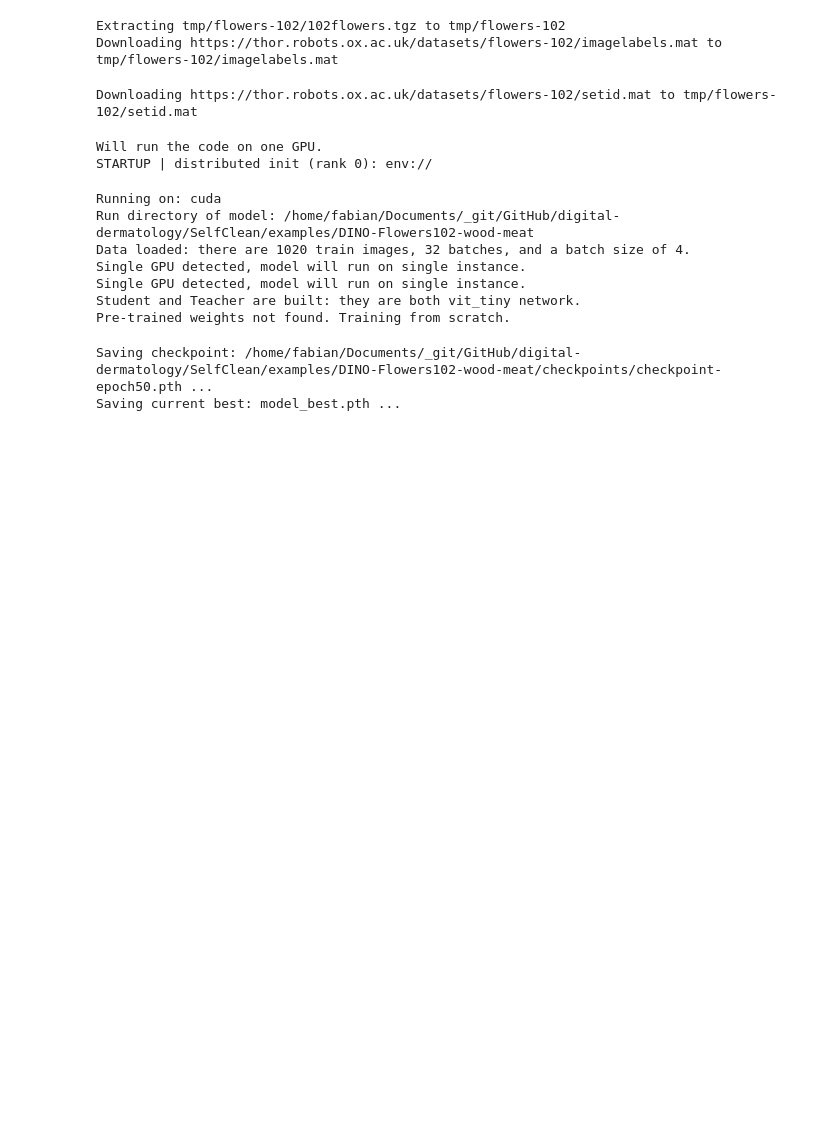
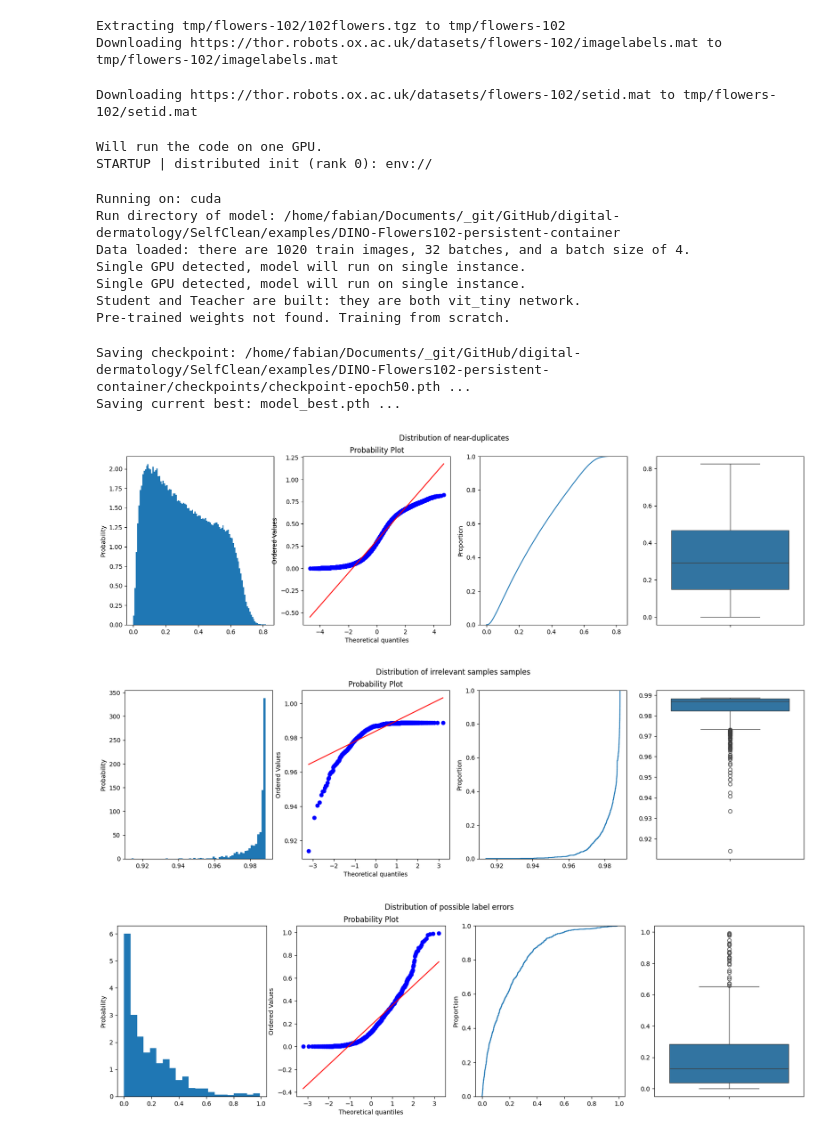
Before and after one commit to Digital-Dermatology/SelfClean, a Jupyter notebook: examples/Investigate_Flowers102.ipynb, the cells around one changed output. Cells and saved outputs as stored; diff of their text form; code cells hidden in the pictures; blank space fills up the shorter version.

Commit message:
worked on example

```diff
--- a/examples/Investigate_Flowers102.ipynb
+++ b/examples/Investigate_Flowers102.ipynb
@@ -22,21 +22,28 @@ Extracting tmp/flowers-102/102flowers.tgz to tmp/flowers-102
 Downloading https://thor.robots.ox.ac.uk/datasets/flowers-102/imagelabels.mat to tmp/flowers-102/imagelabels.mat
 Downloading https://thor.robots.ox.ac.uk/datasets/flowers-102/setid.mat to tmp/flowers-102/setid.mat
 # %%
-selfclean = SelfClean()
+selfclean = SelfClean(
+    auto_cleaning=True,
+    plot_distribution=True,
+    plot_top_N=7,
+)
 out_dict = selfclean.run_on_dataset(
     dataset=dataset,
     pretraining_type=PretrainingType.DINO,
     num_workers=10,
 )
 # %% [output]
 Will run the code on one GPU.
 STARTUP | distributed init (rank 0): env://
 Running on: cuda
-Run directory of model: /home/fabian/Documents/_git/GitHub/digital-dermatology/SelfClean/examples/DINO-Flowers102-wood-meat
+Run directory of model: /home/fabian/Documents/_git/GitHub/digital-dermatology/SelfClean/examples/DINO-Flowers102-persistent-container
 Data loaded: there are 1020 train images, 32 batches, and a batch size of 4.
 Single GPU detected, model will run on single instance.
 Single GPU detected, model will run on single instance.
 Student and Teacher are built: they are both vit_tiny network.
 Pre-trained weights not found. Training from scratch.
-Saving checkpoint: /home/fabian/Documents/_git/GitHub/digital-dermatology/SelfClean/examples/DINO-Flowers102-wood-meat/checkpoints/checkpoint-epoch50.pth ...
+Saving checkpoint: /home/fabian/Documents/_git/GitHub/digital-dermatology/SelfClean/examples/DINO-Flowers102-persistent-container/checkpoints/checkpoint-epoch50.pth ...
 Saving current best: model_best.pth ...
+[figure, added]
+[figure, added]
+[figure, added]
```
Also changed, not shown: parts of 2 cells of this notebook, 3 other files.
